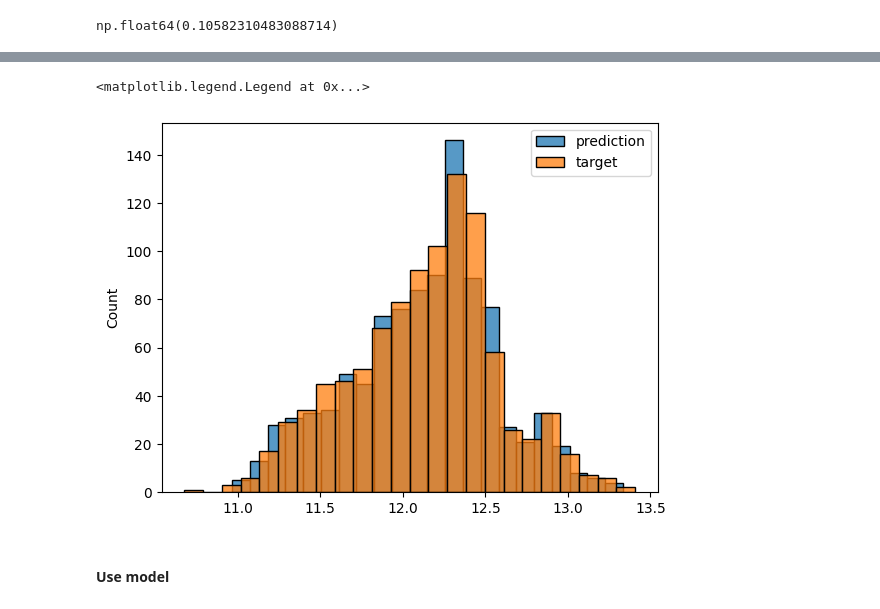
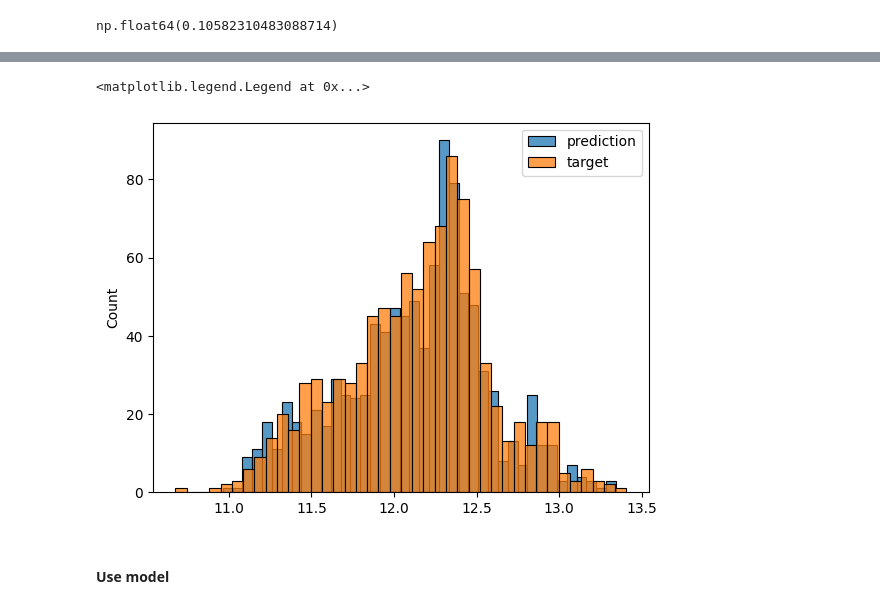
Before and after one commit to sgkertsos/predict-house-price, a Jupyter notebook: notebook.ipynb, the cells around one changed output, grey strips where cells are left out. Saved outputs shown, nothing was run; the diff lists cells and outputs as text; code cells hidden in the pictures.

Commit message:
Trained and fine tuned different models.

```diff
--- a/notebook.ipynb
+++ b/notebook.ipynb
@@ -173,0 +226,4 @@ np.float64(0.10582310483088714)
+# %%
+# Now we train with max_depth=7 which gave us the best RMSE value
+dt = DecisionTreeRegressor(max_depth=7)
+dt.fit(X_train, y_train)
@@ -179,0 +245,3 @@ np.float64(0.2825751750952642)
+# %%
+# Check the model on validation dataset
+y_pred = dt.predict(X_val)
@@ -179,0 +265,12 @@ np.float64(0.2825751750952642)
+# %%
+scores = []
+
+for d in [5, 10, 15]:
+    for n in range(10, 201, 10):
+        rf = RandomForestRegressor(n_estimators=n, max_depth=d, random_state=1)
+        rf.fit(X_train, y_train)
+
+        y_pred = rf.predict(X_val)
+        rmse = root_mean_squared_error(y_val, y_pred)
+
+        scores.append((d, n, rmse))
@@ -179,0 +297,4 @@ np.float64(0.2825751750952642)
+# %%
+# Train random forest
+rf = RandomForestRegressor(n_estimators=200, max_depth=15, random_state=1, n_jobs=-1)
+rf.fit(X_train, y_train)
@@ -204,11 +325,11 @@ np.float64(0.08020939008420074)
 # %%
 # Show target values and predictions on a histogram
-sns.histplot(y_pred, label='prediction')
-sns.histplot(y_val, label='target')
+sns.histplot(y_pred, label='prediction', bins=40)
+sns.histplot(y_val, label='target', bins=40)
 plt.legend()
 # %% [output]
 <matplotlib.legend.Legend at 0x...>
-[figure, old version]
+[figure, new version]
 # %% [markdown]
 #### Use model
 # %%
```
Also changed, not shown: parts of 36 cells of this notebook.
